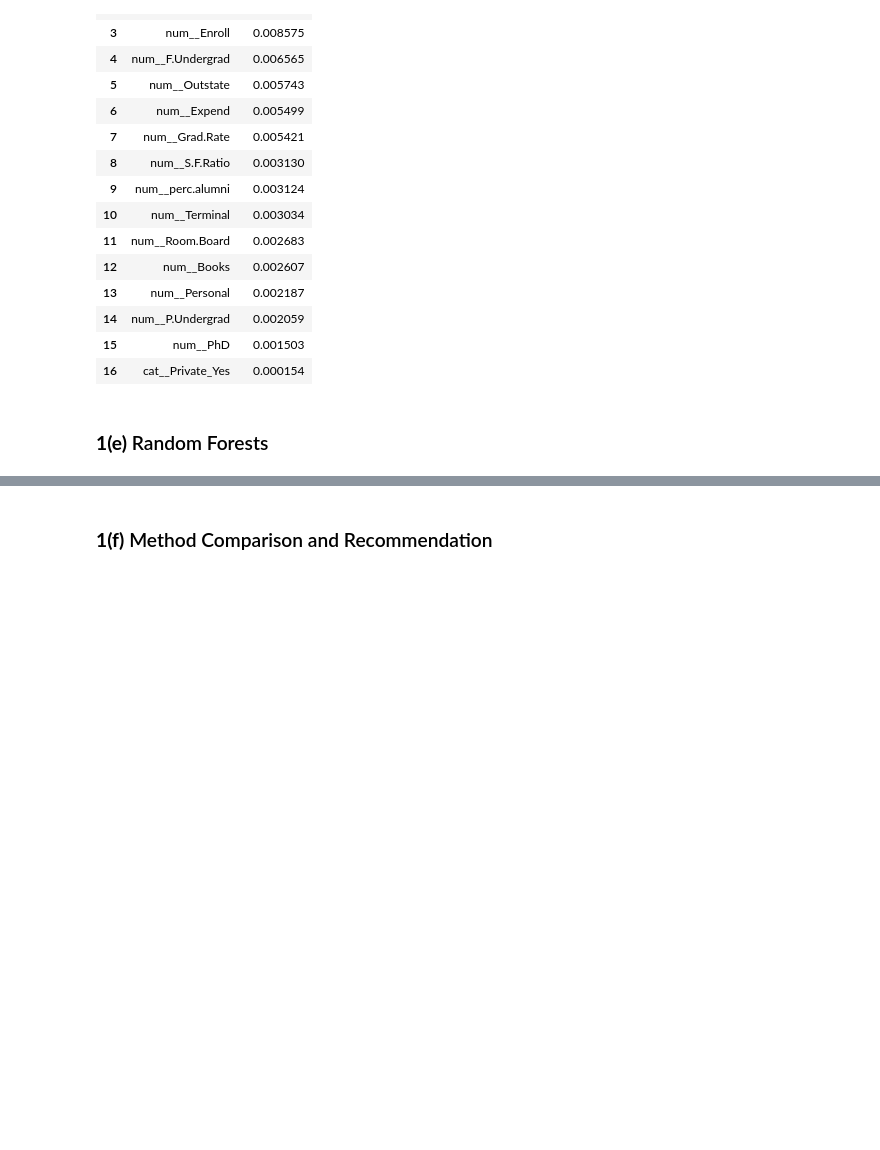
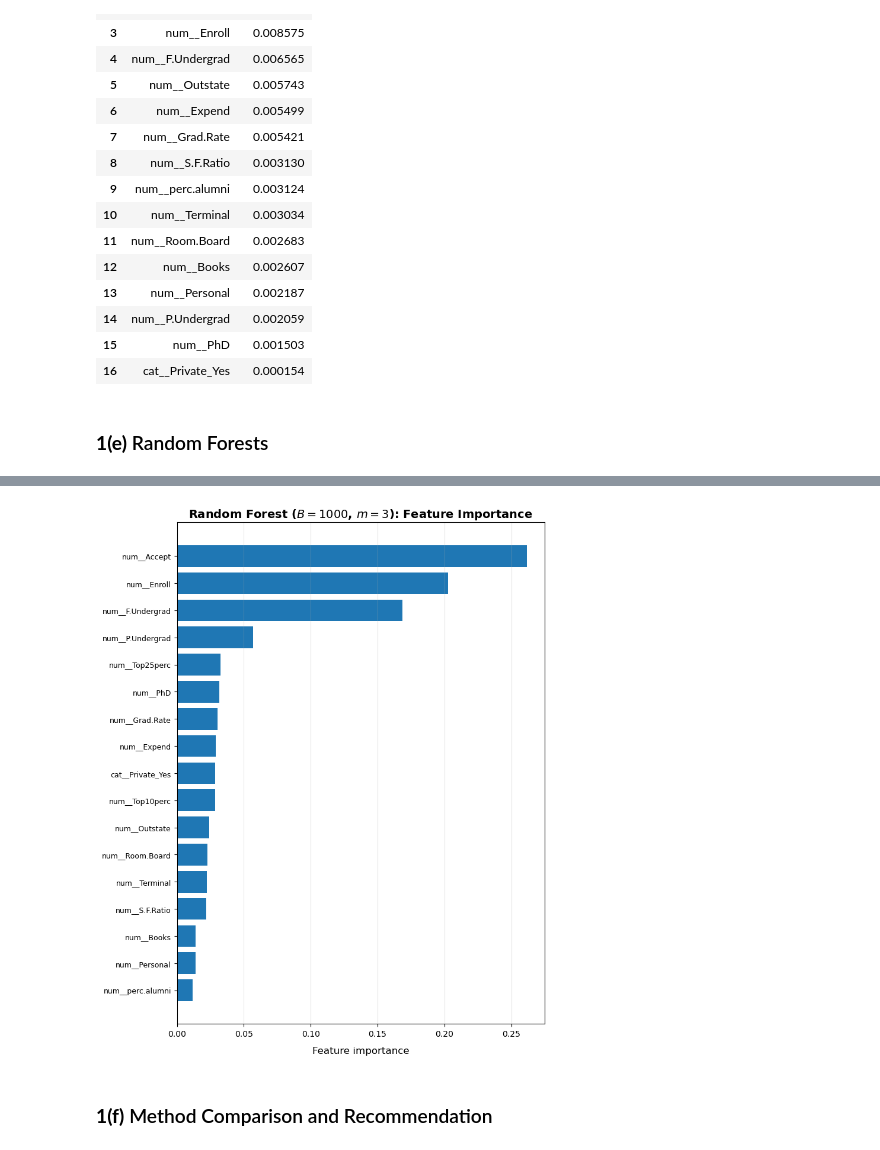
Before and after one commit to etoobian/STAT587_DS1_HW2, a Jupyter notebook: notebooks/STAT587_HW2.ipynb, the cells around one changed output, grey strips where cells are left out. Saved outputs shown, nothing was run; the diff lists cells and outputs as text; code cells hidden in the pictures; blank space fills up the shorter version.

Commit message:
Notebook: Q1d: code, tables, plots

```diff
--- a/notebooks/STAT587_HW2.ipynb
+++ b/notebooks/STAT587_HW2.ipynb
@@ -1093,0 +1169,24 @@ assert q1d_imp_tbl["Predictor"].tolist() == q1d_imp_plot["Predictor"].tolist()
+# %%
+# Variable importance using B=1000 model
+q1e_feature_names = q1e_rf_1000.named_steps["preprocess"].get_feature_names_out()
+q1e_importances = q1e_rf_1000.named_steps["model"].feature_importances_
+
+# Sanity Checks
+assert len(q1e_feature_names) == len(q1e_importances)
+assert np.isclose(
+    q1e_importances.sum(), 1.0
+), f"Importances sum to {q1e_importances.sum():.6f}, expected 1.0"
+assert (q1e_importances >= 0).all()
+# %%
+# Variable Importance Table
+q1e_importance_df = save_importance_table(
+    q1e_feature_names,
+    q1e_importances,
+    filename_tex="q1e_random_forest_importance.tex",
+    caption="Predictors ranked by impurity-based feature importance for the random forest ($B=1000$, $m=3$).",
+    label="tab:q1e-rf-importance",
+    top_k=None,
+)
+
+if VERBOSE:
+    display(q1e_importance_df)
@@ -1094,3 +1212,14 @@ assert q1d_imp_tbl["Predictor"].tolist() == q1d_imp_plot["Predictor"].tolist()
+# %%
+# Variable Importance Plot
+_ = save_importance_plot(
+    q1e_importance_df["Predictor"].to_numpy(),
+    q1e_importance_df["Importance"].to_numpy(),
+    filename_png="q1e_random_forest_importance.png",
+    title=r"Random Forest ($B=1000$, $m=3$): Feature Importance",
+    top_k=None,
+)
+# %% [output]
+[figure, added]
 # %% [markdown]
 ### **1(f)** Method Comparison and Recommendation
 # %% [markdown]
```
Also changed, not shown: parts of 5 cells of this notebook, 3 other files.
